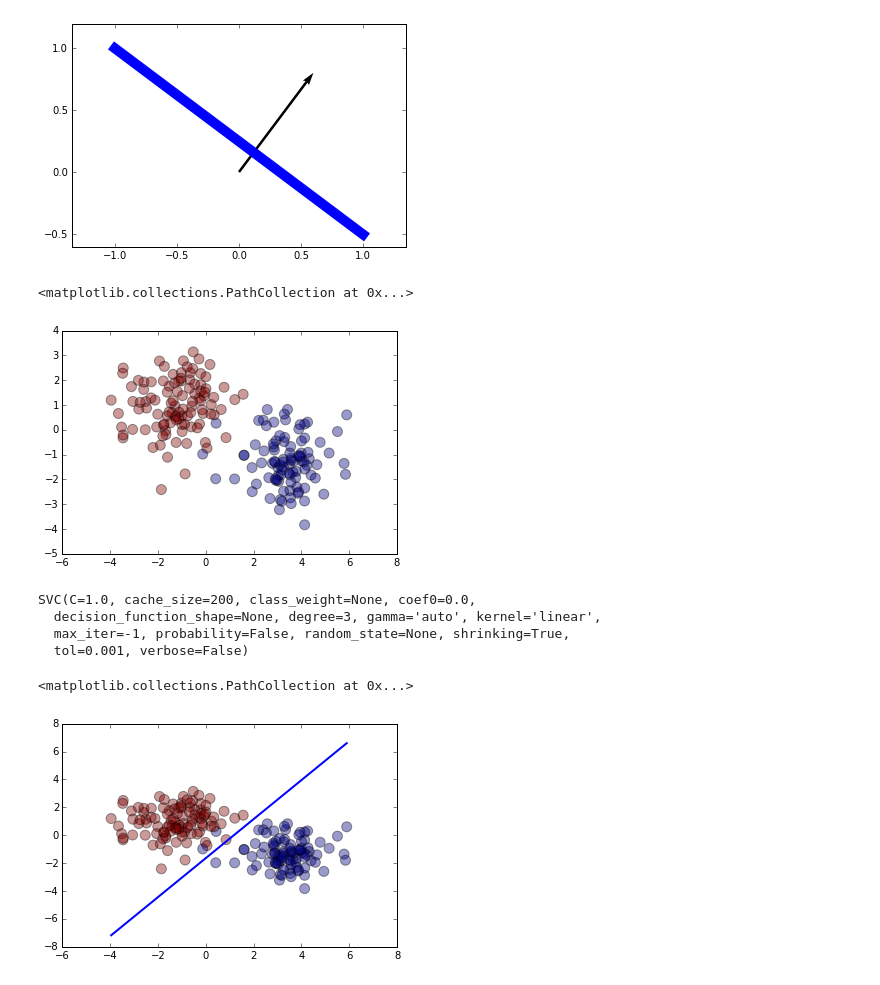
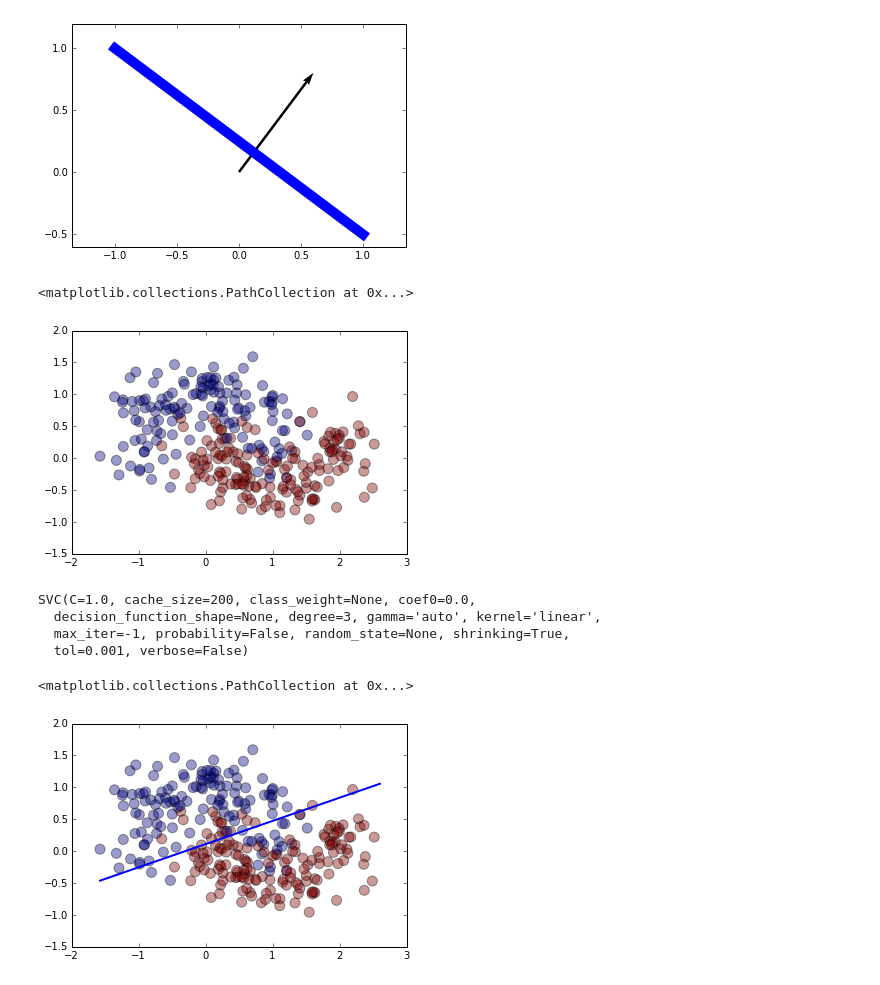
Before and after one commit to ComputoCienciasUniandes/MetodosComputacionalesAvanzados, a Jupyter notebook: weeks/11/code/SVM_linear.ipynb, the cells around one changed output. Saved outputs shown, nothing was run; the diff lists cells and outputs as text; code cells hidden in the pictures.

```diff
--- a/weeks/11/code/SVM_linear.ipynb
+++ b/weeks/11/code/SVM_linear.ipynb
@@ -21,15 +22,12 @@ from sklearn.datasets import make_blobs
 # %%
-from sklearn.datasets.samples_generator import make_blobs
-X, Y = make_blobs(n_samples=500, centers=2, cluster_std=1.0, center_box=[-4,4])
-X_train = X[:200]
-Y_train = Y[:200]
-X_test = X[200:]
-Y_test = Y[200:]
+X, Y = make_moons(n_samples=500, noise=0.3)
+
+X_train, X_test, Y_train, Y_test = train_test_split(X, Y, test_size=.4)
 
 plt.scatter(X_train[:, 0], X_train[:, 1], marker='o', c=Y_train, s=100, alpha=0.4)
 # %% [output]
 <matplotlib.collections.PathCollection at 0x...>
-[figure, old version]
+[figure, new version]
 # %%
 from sklearn import svm
 # %%
@@ -54,7 +52,7 @@ a = plt.plot(x_1,x_2, lw =2)
 plt.scatter(X_train[:, 0], X_train[:, 1], marker='o', c=Y_train, s=100, alpha=0.4)
 # %% [output]
 <matplotlib.collections.PathCollection at 0x...>
-[figure, old version]
+[figure, new version]
 # %%
 distances = np.sum(linear_svc.support_vectors_*linear_svc.coef_[0], axis=1) + beta_0
 dist_sort = np.argsort(distances)
```
Also changed, not shown: parts of 6 cells of this notebook.
